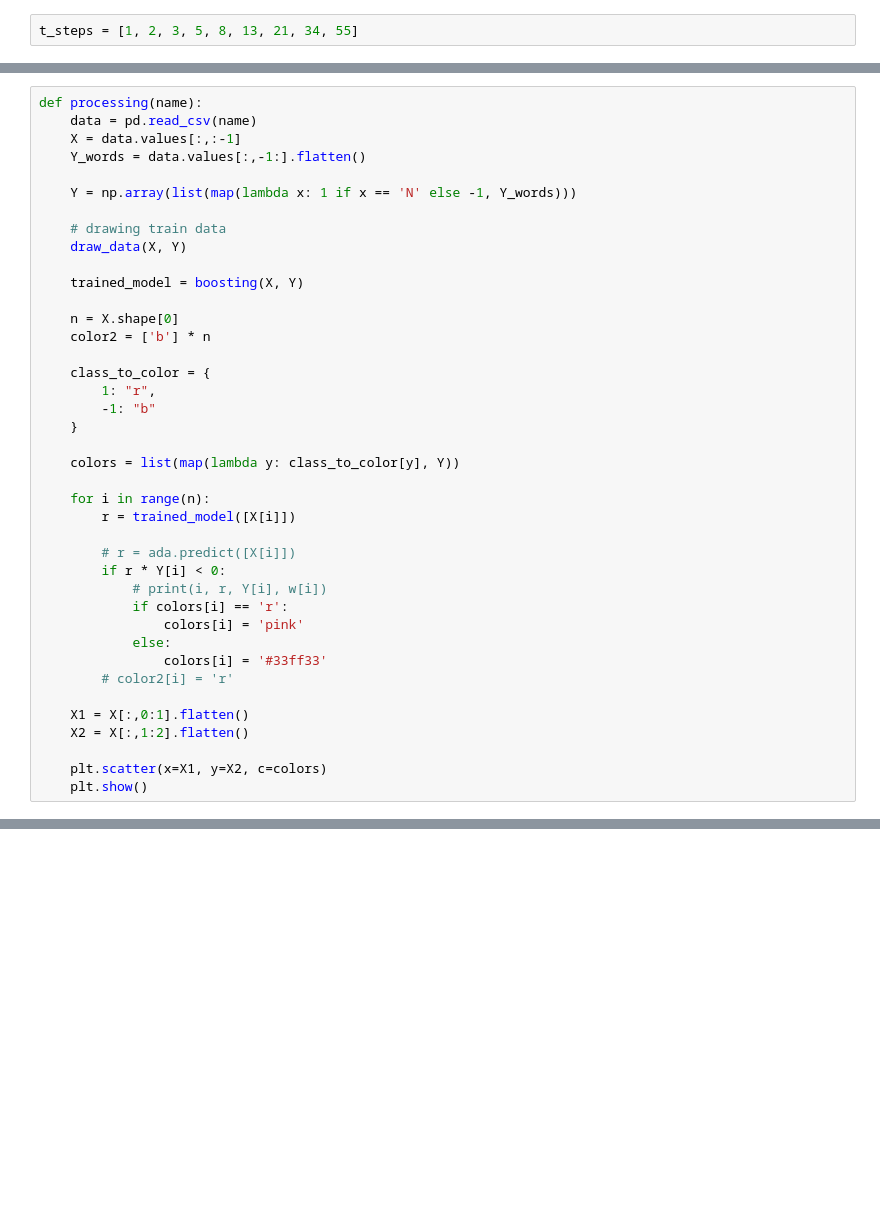
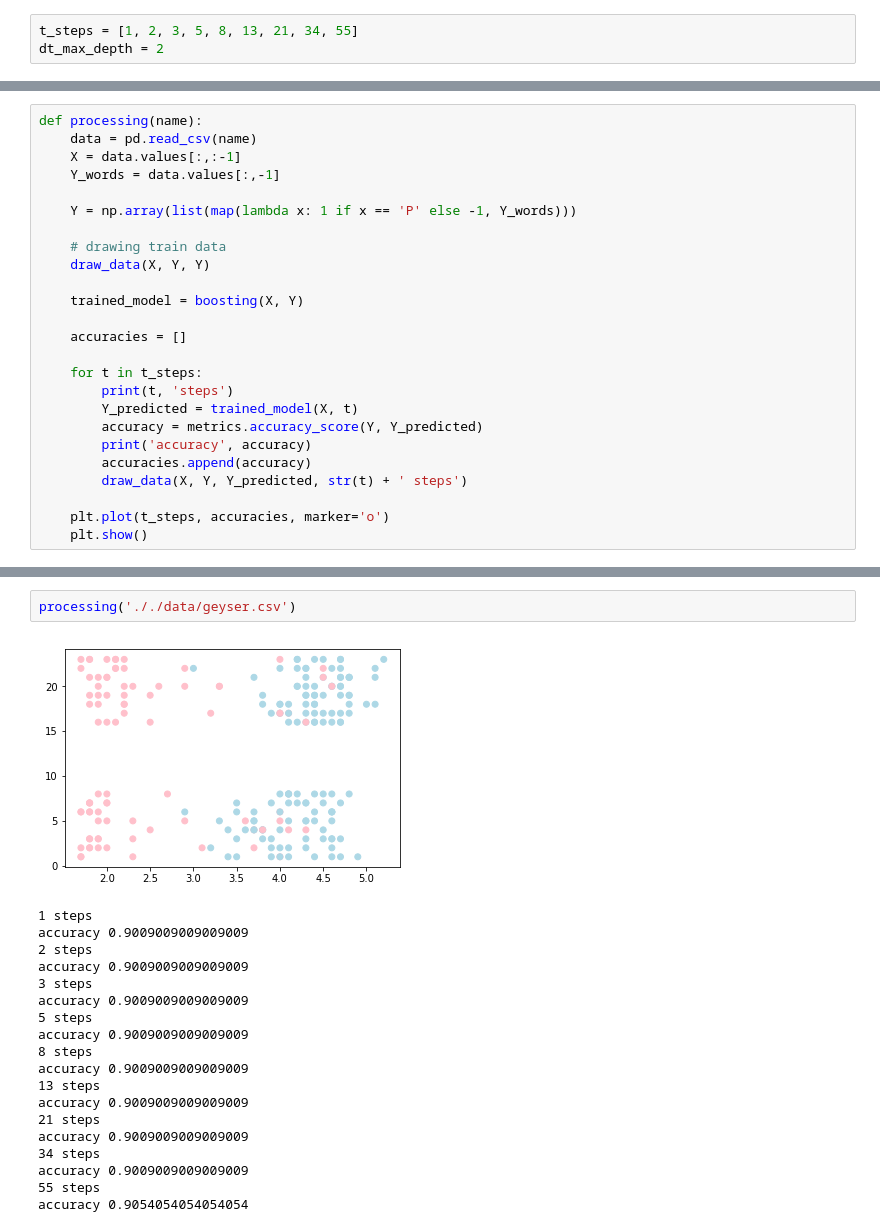
Before and after one commit to stormtrooper1859/ml-course, a Jupyter notebook: labs/Boost/boost.ipynb, the cells around one changed output, grey strips where cells are left out. Drawn from its saved outputs; the diff is of its cells as text; blank space fills up the shorter version.

```diff
--- a/labs/Boost/boost.ipynb
+++ b/labs/Boost/boost.ipynb
@@ -8,3 +9,4 @@ import math
 import matplotlib.pyplot as plt
 # %%
 t_steps = [1, 2, 3, 5, 8, 13, 21, 34, 55]
+dt_max_depth = 2
@@ -74,39 +88,24 @@ def boosting(X, Y):
 def processing(name):
     data = pd.read_csv(name)
     X = data.values[:,:-1]
-    Y_words = data.values[:,-1:].flatten()
+    Y_words = data.values[:,-1]
 
-    Y = np.array(list(map(lambda x: 1 if x == 'N' else -1, Y_words)))
+    Y = np.array(list(map(lambda x: 1 if x == 'P' else -1, Y_words)))
 
     # drawing train data
-    draw_data(X, Y)
+    draw_data(X, Y, Y)
 
     trained_model = boosting(X, Y)
 
-    n = X.shape[0]
-    color2 = ['b'] * n
+    accuracies = []
 
-    class_to_color = {
-        1: "r",
-        -1: "b"
-    }
+    for t in t_steps:
+        print(t, 'steps')
+        Y_predicted = trained_model(X, t)
+        accuracy = metrics.accuracy_score(Y, Y_predicted)
+        print('accuracy', accuracy)
+        accuracies.append(accuracy)
+        draw_data(X, Y, Y_predicted, str(t) + ' steps')
 
-    colors = list(map(lambda y: class_to_color[y], Y))
-
-    for i in range(n):
-        r = trained_model([X[i]])
-
-        # r = ada.predict([X[i]])
-        if r * Y[i] < 0:
-            # print(i, r, Y[i], w[i])
-            if colors[i] == 'r':
-                colors[i] = 'pink'
-            else:
-                colors[i] = '#33ff33'
-        # color2[i] = 'r'
-
-    X1 = X[:,0:1].flatten()
-    X2 = X[:,1:2].flatten()
-
-    plt.scatter(x=X1, y=X2, c=colors)
+    plt.plot(t_steps, accuracies, marker='o')
     plt.show()
@@ -207,0 +144,22 @@ processing('./data/chips.csv')
+# %%
+processing('././data/geyser.csv')
+# %% [output]
+[figure, added]
+1 steps
+accuracy 0.9009009009009009
+2 steps
+accuracy 0.9009009009009009
+3 steps
+accuracy 0.9009009009009009
+5 steps
+accuracy 0.9009009009009009
+8 steps
+accuracy 0.9009009009009009
+13 steps
+accuracy 0.9009009009009009
+21 steps
+accuracy 0.9009009009009009
+34 steps
+accuracy 0.9009009009009009
+55 steps
+accuracy 0.9054054054054054
```
Also changed, not shown: parts of 13 cells of this notebook.
